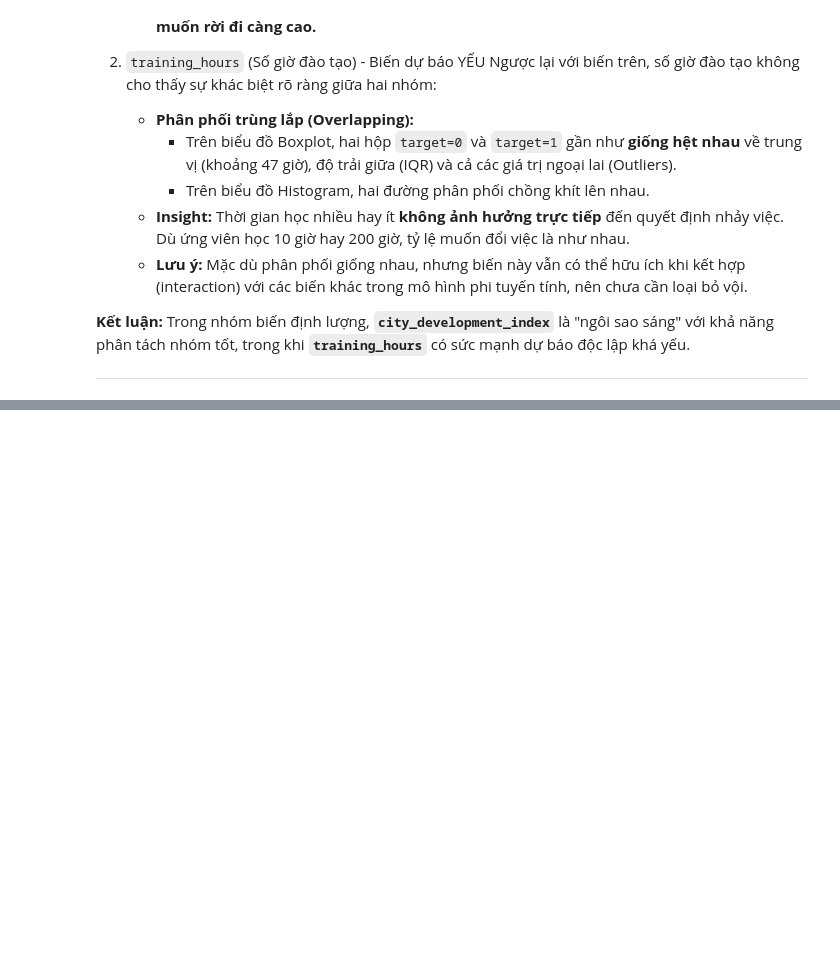
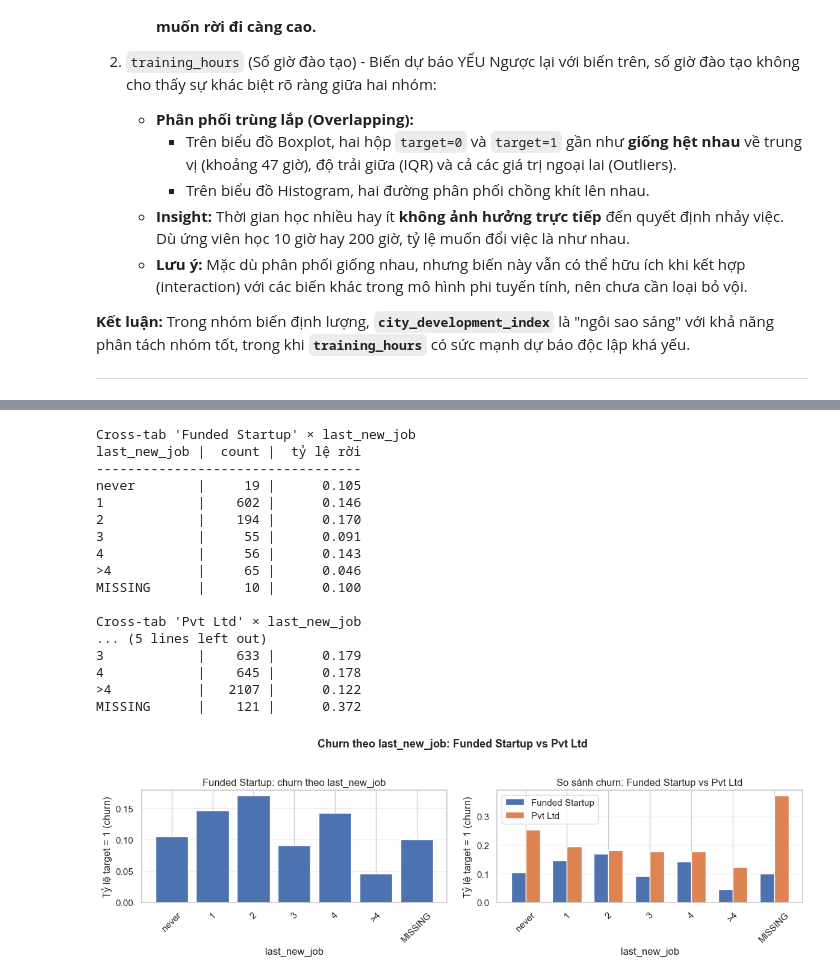
Before and after one commit to cyhapun/hr_analytics_job_change_of_data_scientists, a Jupyter notebook: notebooks/01_data_exploration.ipynb, the cells around one changed output, grey strips where cells are left out. Drawn from its saved outputs; the diff is of its cells as text; code cells hidden in the pictures; blank space fills up the shorter version.

```diff
--- a/notebooks/01_data_exploration.ipynb
+++ b/notebooks/01_data_exploration.ipynb
@@ -1318,0 +1296,25 @@ visualize_q2_training_hours_effect(training_hours, target)
+# %%
+company_type_col = get_col("company_type")
+last_new_job_col = get_col("last_new_job")
+target_col = get_col("target").astype(float)
+
+visualize_q2_churn_last_new_job_by_company_type(company_type_col, last_new_job_col, target_col, type_a="Funded Startup", type_b="Pvt Ltd")
+# %% [output]
+Cross-tab 'Funded Startup' × last_new_job
+last_new_job |  count |  tỷ lệ rời
+----------------------------------
+never        |     19 |      0.105
+1            |    602 |      0.146
+2            |    194 |      0.170
+3            |     55 |      0.091
+4            |     56 |      0.143
+>4           |     65 |      0.046
+MISSING      |     10 |      0.100
+
+Cross-tab 'Pvt Ltd' × last_new_job
+... (5 lines left out)
+3            |    633 |      0.179
+4            |    645 |      0.178
+>4           |   2107 |      0.122
+MISSING      |    121 |      0.372
+[figure, added]
```
Also changed, not shown: parts of 30 cells of this notebook, 2 other files.
